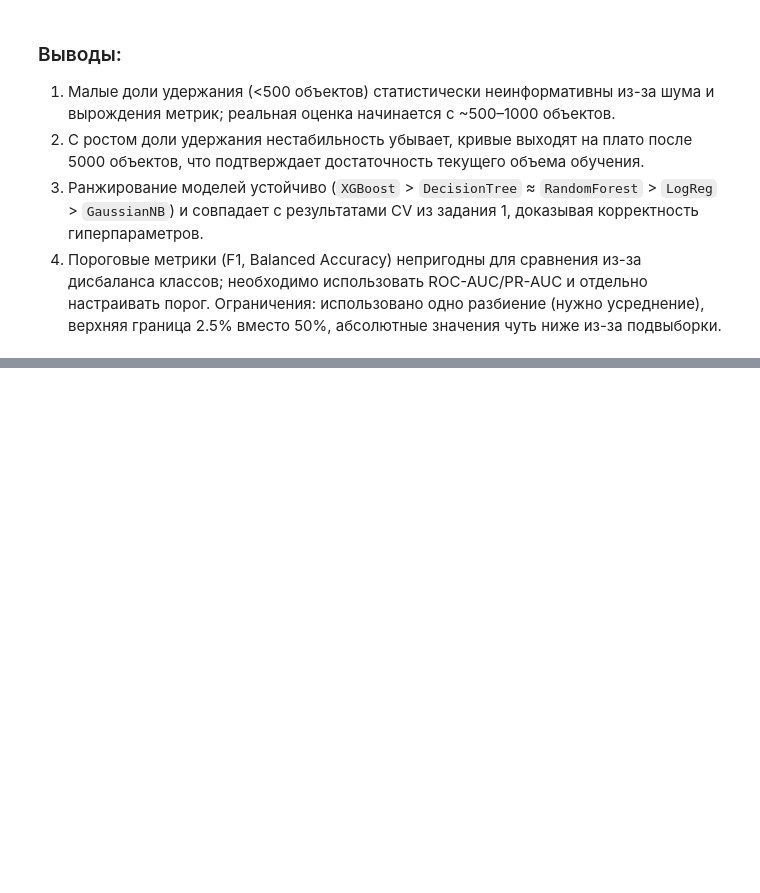
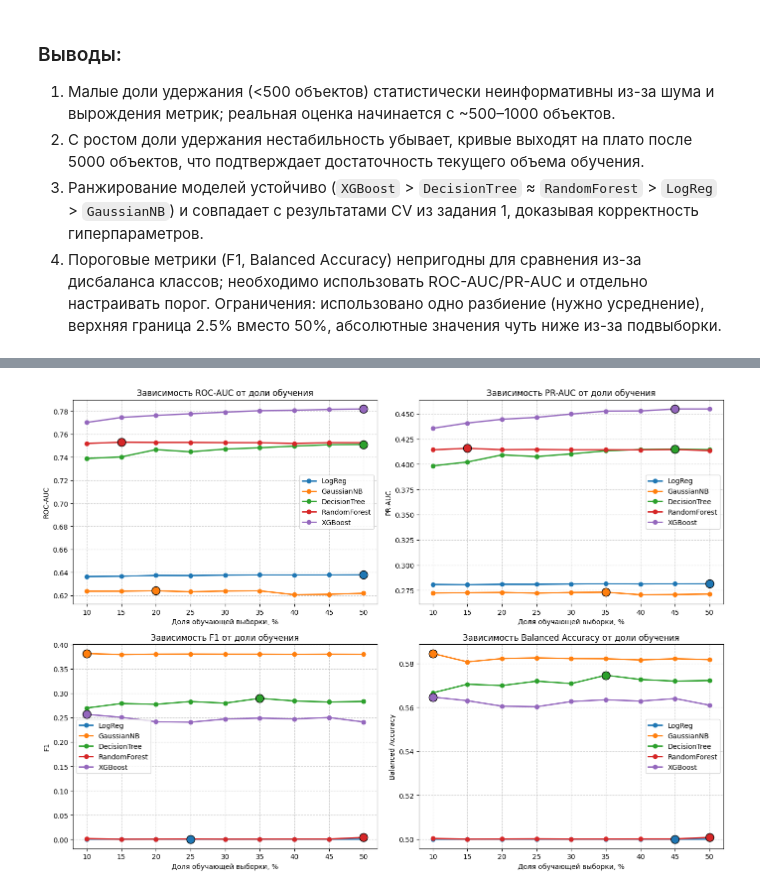
Before and after one commit to Dead-Ded/AITechnologiesMaster, a Jupyter notebook: kt3/kt3_tasks.ipynb, the cells around one changed output, grey strips where cells are left out. Drawn from its saved outputs; the diff is of its cells as text; code cells hidden in the pictures; blank space fills up the shorter version.

```diff
--- a/kt3/kt3_tasks.ipynb
+++ b/kt3/kt3_tasks.ipynb
@@ -578,0 +648,29 @@ F1-score по долям:
+# %%
+# визуализация: метрики против доли обучения, маркером отмечен максимум каждой кривой
+x_pct = [f * 100 for f in train_fracs]
+
+fig, axes = plt.subplots(2, 2, figsize=(14, 10))
+axes = axes.flatten()
+
+for i, metric in enumerate(metrics_names3):
+    ax = axes[i]
+    for name in models_dict3.keys():
+        vals = results3[metric][name]
+        ax.plot(x_pct, vals, marker="o", label=name, linewidth=2)
+
+        # отмечаем точку максимума, чтобы сразу видеть оптимальную долю
+        best_idx = int(np.argmax(vals))
+        ax.scatter([x_pct[best_idx]], [vals[best_idx]], s=140,
+                   zorder=5, edgecolors="k")
+
+    ax.set_xlabel("Доля обучающей выборки, %")
+    ax.set_ylabel(metric)
+    ax.set_title(f"Зависимость {metric} от доли обучения")
+    ax.legend()
+    ax.grid(True, linestyle="--", alpha=0.6)
+
+plt.tight_layout()
+plt.savefig("task3_metrics_vs_train_share.png", dpi=150, bbox_inches="tight")
+plt.show()
+# %% [output]
+[figure, added]
```
Also changed, not shown: parts of 4 cells of this notebook.
